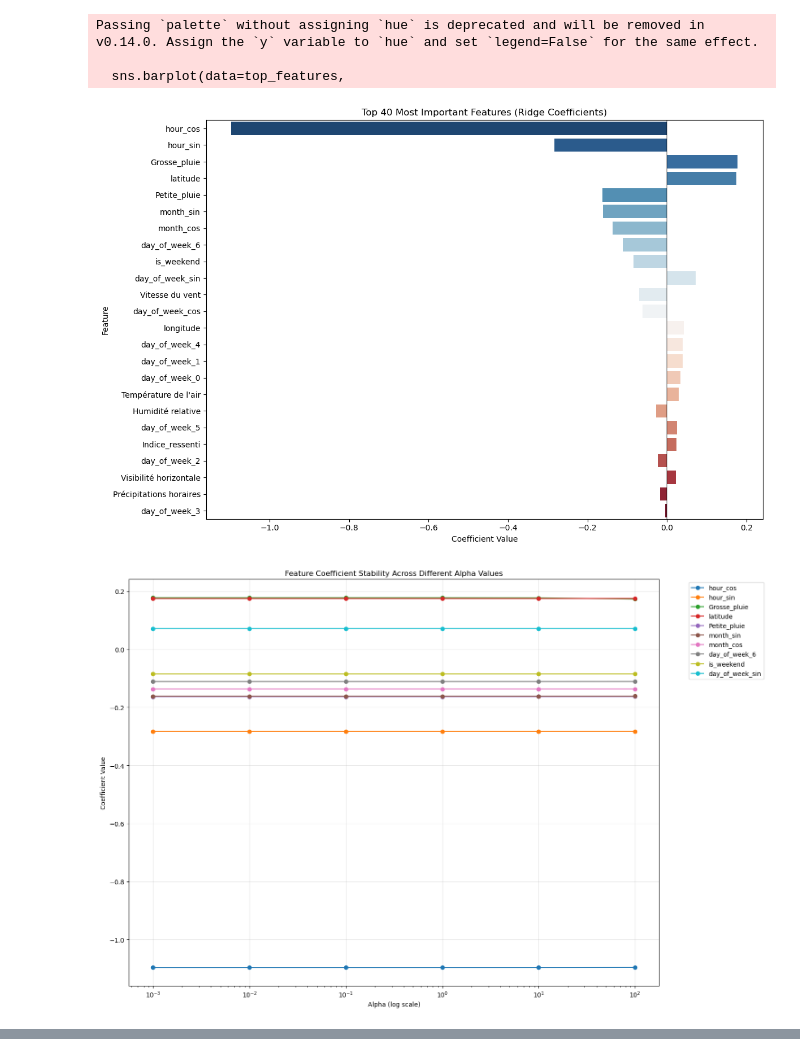
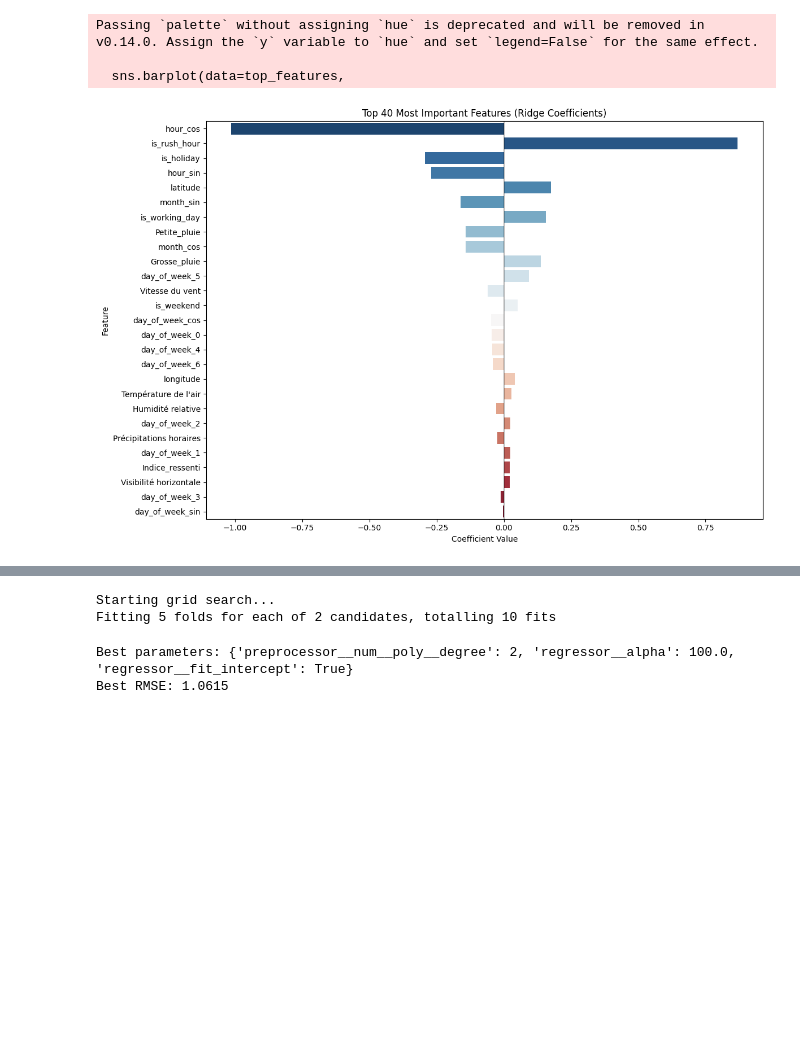
Before and after one commit to alexandreblivet/bike_counters_ac_team, a Jupyter notebook: external_data/Weather/Features_selection.ipynb, the cells around one changed output, grey strips where cells are left out. Drawn from its saved outputs; the diff is of its cells as text; code cells hidden in the pictures; blank space fills up the shorter version.

Commit message:
Tested the model for weather feature selection

```diff
--- a/external_data/Weather/Features_selection.ipynb
+++ b/external_data/Weather/Features_selection.ipynb
@@ -159,8 +193,11 @@ class RidgeFeatureAnalyzer:
 
         self.binary_features = [
             'is_weekend',
+            'is_holiday',
+            'is_working_day',
+            'is_rush_hour',
             'Petite_pluie',
-            'Grosse_pluie'
+            'Grosse_pluie',
         ]
 
         self.categorical_features = [
@@ -240,48 +277,6 @@ class RidgeFeatureAnalyzer:
         plt.tight_layout()
         plt.show()
 
-    def analyze_feature_stability(self, X, y, alphas=[0.001, 0.01, 0.1, 1.0, 10.0, 100.0]):
-        """Analyze feature importance stability across different alpha values"""
-        importance_results = []
-
-        for alpha in alphas:
-            importance_df = self.analyze_feature_importance(X, y, alpha=alpha)
-            importance_df['alpha'] = alpha
-            importance_results.append(importance_df)
-
-        # Combine results
-        stability_df = pd.concat(importance_results)
-
-        # Plot stability
-        plt.figure(figsize=(15, 10))
-
-        # Get top 10 features by average absolute coefficient
-        top_features = (stability_df[~stability_df['feature'].str.contains('counter_name')]
-                .groupby('feature')['abs_coefficient']
-                .mean()
-                .sort_values(ascending=False)
-                .head(10)
-                .index)
-
-        # Plot coefficient values across alphas for top features
-        for feature in top_features:
-            feature_data = stability_df[stability_df['feature'] == feature]
-            plt.plot(feature_data['alpha'],
-                    feature_data['coefficient'],
-                    marker='o',
-                    label=feature)
-
-        plt.xscale('log')
-        plt.xlabel('Alpha (log scale)')
-        plt.ylabel('Coefficient Value')
-        plt.title('Feature Coefficient Stability Across Different Alpha Values')
-        plt.legend(bbox_to_anchor=(1.05, 1), loc='upper left')
-        plt.grid(True, alpha=0.3)
-        plt.tight_layout()
-        plt.show()
-
-        return stability_df
-
 # Define feature groups
 numeric_features = [
     'latitude',
@@ -297,42 +292,35 @@ numeric_features = [
     "Visibilité horizontale",
     "Vitesse du vent",
     "Précipitations horaires",
     "Indice_ressenti"
 ]
 
 # Binary features don't need encoding
 binary_features = [
     'is_weekend',
+    'is_holiday',
+    'is_working_day',
+    'is_rush_hour',
     'Petite_pluie',
-    'Grosse_pluie'
+    'Grosse_pluie',
     ]
 
 # Categorical features need one-hot encoding
 categorical_features = [
     'counter_name',
     'day_of_week'  # both cyclic and categorical representation
 ]
 
 X = final_df[numeric_features + categorical_features + binary_features]
 y = final_df['log_bike_count']
 
 analyzer = RidgeFeatureAnalyzer()
 
 # Basic feature importance analysis
 importance_df = analyzer.analyze_feature_importance(X, y, alpha=1.0)
 analyzer.plot_feature_importance(importance_df)
-
-# Stability analysis across different alphas
-stability_df = analyzer.analyze_feature_stability(X, y)
-
-# Print top 10 most stable features
-stability_summary = (stability_df.groupby('feature')['abs_coefficient']
-                    .agg(['mean', 'std'])
-                    .sort_values('mean', ascending=False)
-                    .head(10))
 # %% [output]
 Passing `palette` without assigning `hue` is deprecated and will be removed in v0.14.0. Assign the `y` variable to `hue` and set `legend=False` for the same effect.
 
   sns.barplot(data=top_features,
-[figure, old version]
+[figure, new version]
-[figure, removed]
@@ -351,0 +379,8 @@ counter_name_27 quai de la Tournelle SE-NO          0.859164  0.003786
+# %%
+# Using existing analyzer instance
+best_model_poly, results_poly = create_ridge_poly_gridsearch(X, y, analyzer)
+# %% [output]
+Starting grid search...
+Fitting 5 folds for each of 2 candidates, totalling 10 fits
+Best parameters: {'preprocessor__num__poly__degree': 2, 'regressor__alpha': 100.0, 'regressor__fit_intercept': True}
+Best RMSE: 1.0615
```
Also changed, not shown: parts of 6 cells of this notebook, 1 other file.
